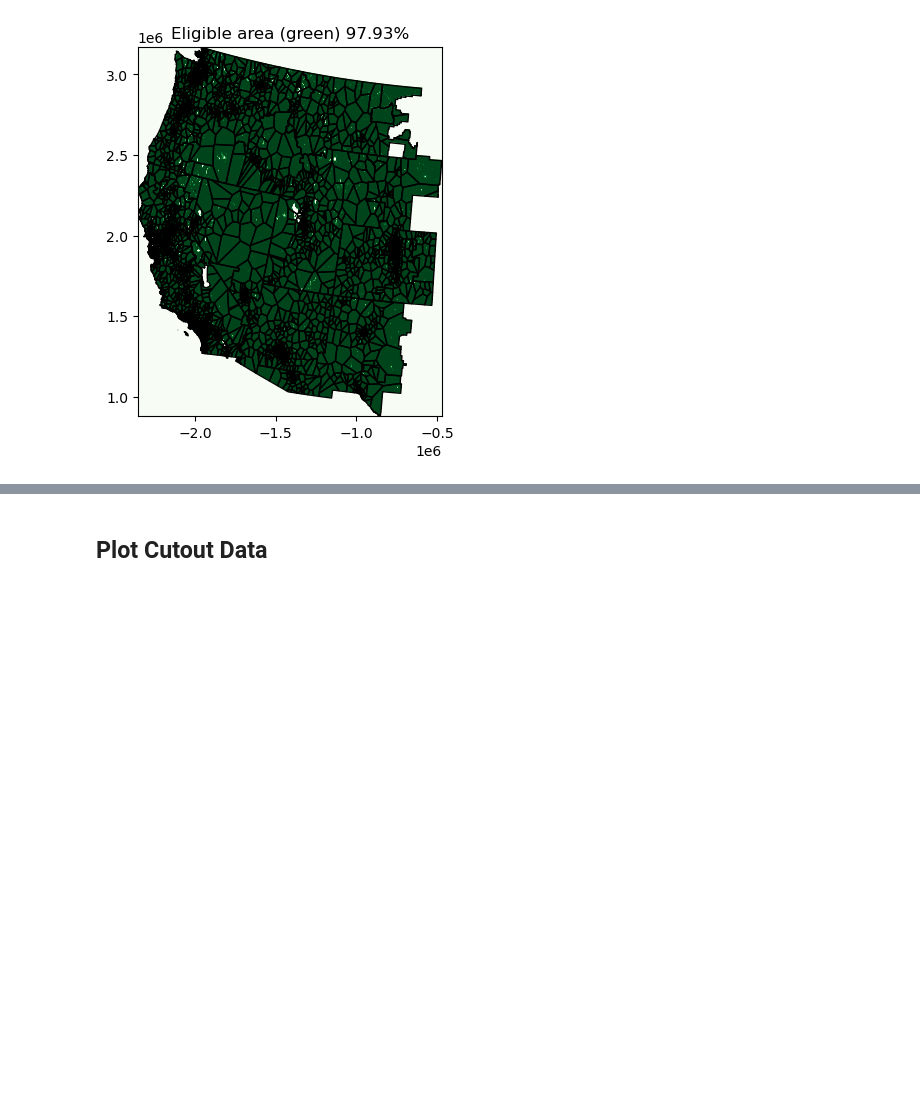
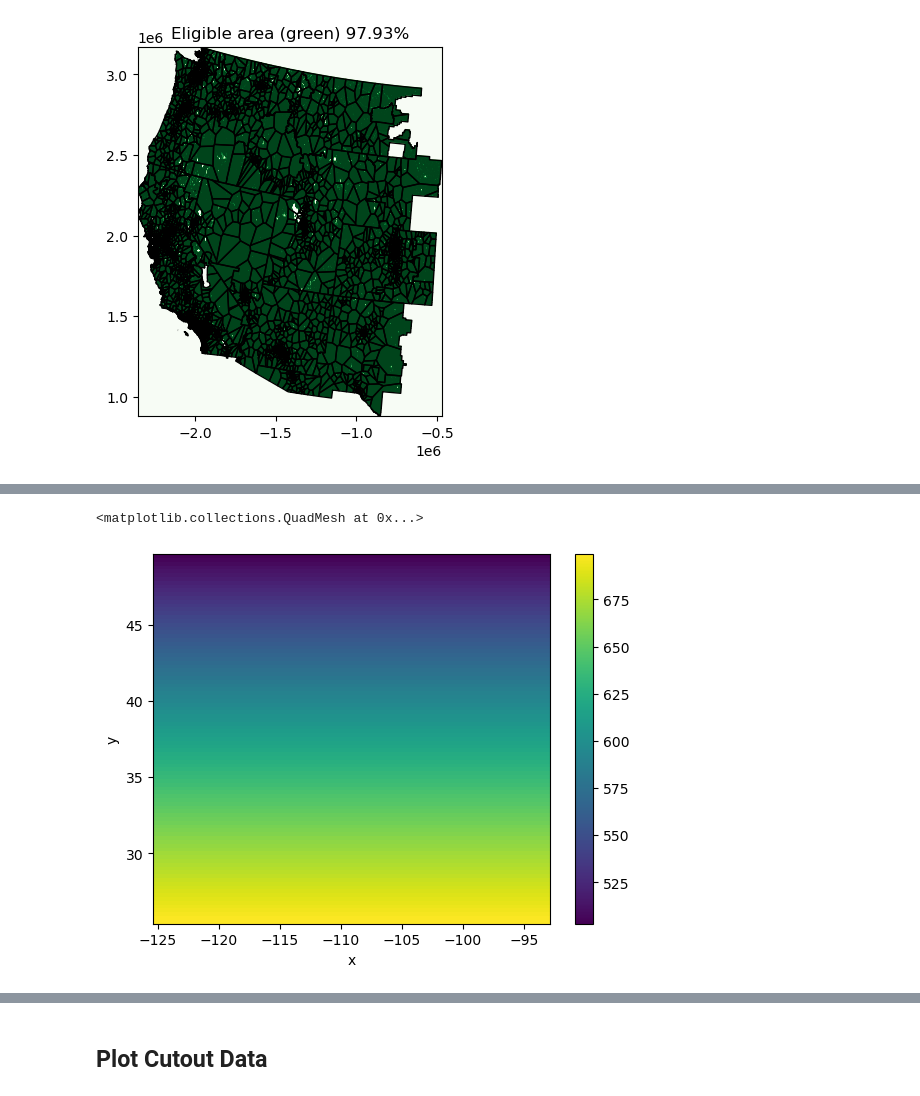
Before and after one commit to PyPSA/pypsa-usa, a Jupyter notebook: workflow/notebooks/plot_cutout.ipynb, the cells around one changed output, grey strips where cells are left out. Cells and saved outputs as stored; diff of their text form; code cells hidden in the pictures; blank space fills up the shorter version.

```diff
--- a/workflow/notebooks/plot_cutout.ipynb
+++ b/workflow/notebooks/plot_cutout.ipynb
@@ -127,7 +125,12 @@ array(5184.10029756)
 # %%
-area = cutout.grid.to_crs(5070).area / 1e6
+area = cutout.grid.to_crs("ESRI:54009").area / 1e6
+# area = cutout.grid.to_crs({'proj':'cea'}).area / 1e6
 area = xr.DataArray(
     area.values.reshape(cutout.shape), [cutout.coords["y"], cutout.coords["x"]]
 )
+area.plot()
+# %% [output]
+<matplotlib.collections.QuadMesh at 0x...>
+[figure, added]
 # %%
 potential = capacity_per_sqkm * availability.sum("bus") * area
```
Also changed, not shown: parts of 4 cells of this notebook, 2 other files.
